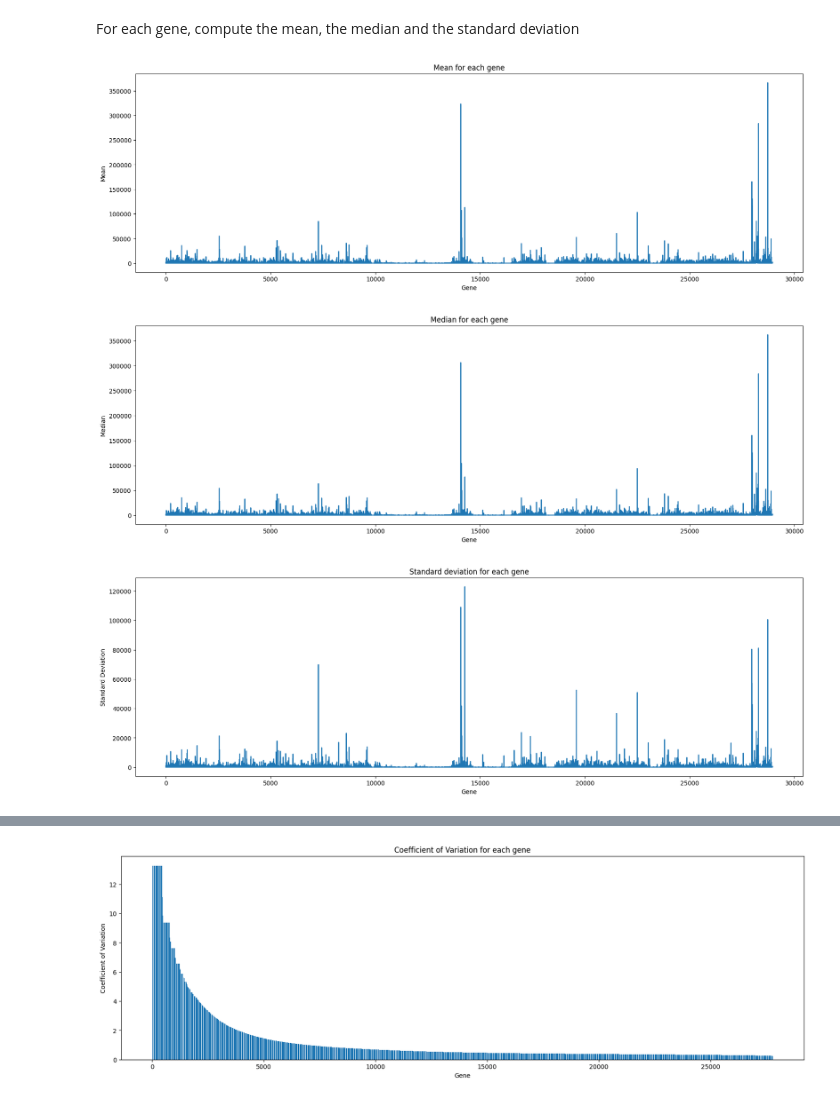
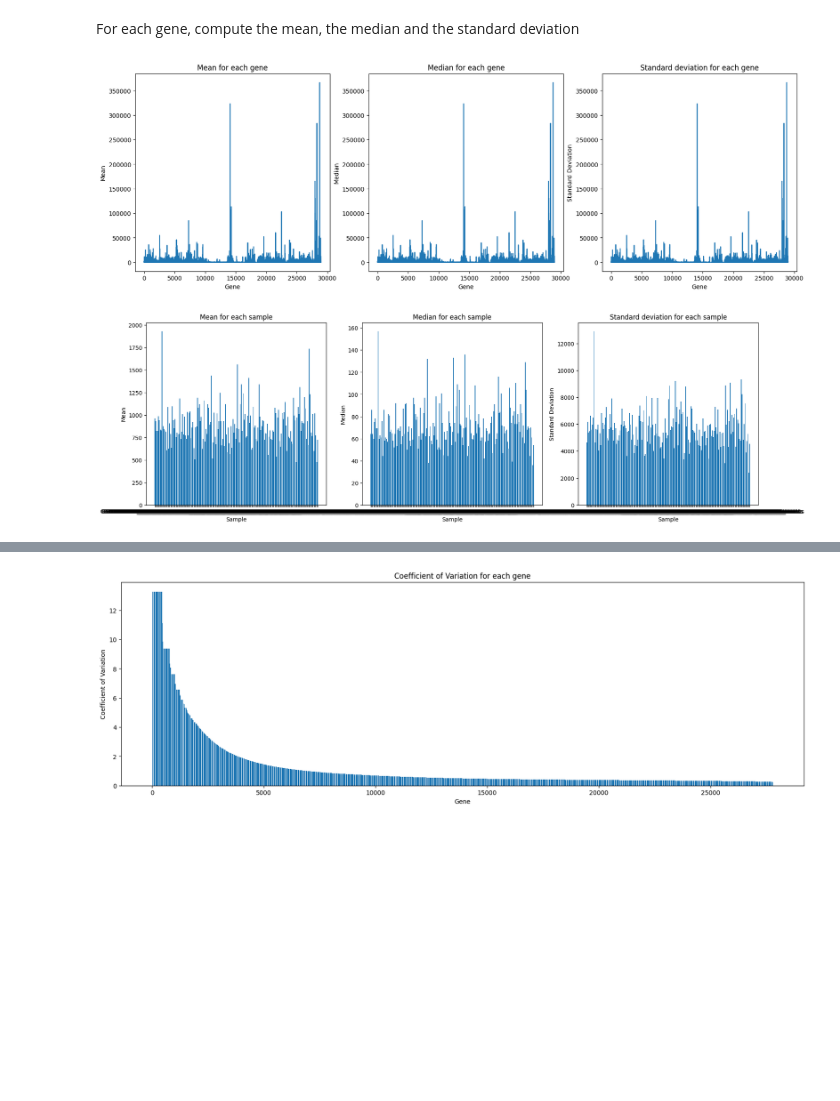
Before and after one commit to betacodd/Biomarkers_identification, a Jupyter notebook: Levy_Eytan_Bakic_Eytan/Eytan_part.ipynb, the cells around one changed output, grey strips where cells are left out. Saved outputs shown, nothing was run; the diff lists cells and outputs as text; code cells hidden in the pictures; blank space fills up the shorter version.

```diff
--- a/Levy_Eytan_Bakic_Eytan/Eytan_part.ipynb
+++ b/Levy_Eytan_Bakic_Eytan/Eytan_part.ipynb
@@ -401,13 +403,13 @@ Annotations.represent_cns_subregion()
 # %% [markdown]
 For each gene, compute the mean, the median and the standard deviation
 # %%
-Frame.plot_gen_mean()
-Frame.plot_gen_median()
-Frame.plot_gen_std()
+Frame.plot_gen_stats()
 # %% [output]
-[figure, old version]
+[figure, new version]
-[figure, removed]
-[figure, removed]
+# %%
+Frame.plot_sample_stats()
+# %% [output]
+[figure, added]
 # %%
 #Representing standard deviation according to the mean and median (for genes)
 
```
Also changed, not shown: parts of 21 cells of this notebook.
